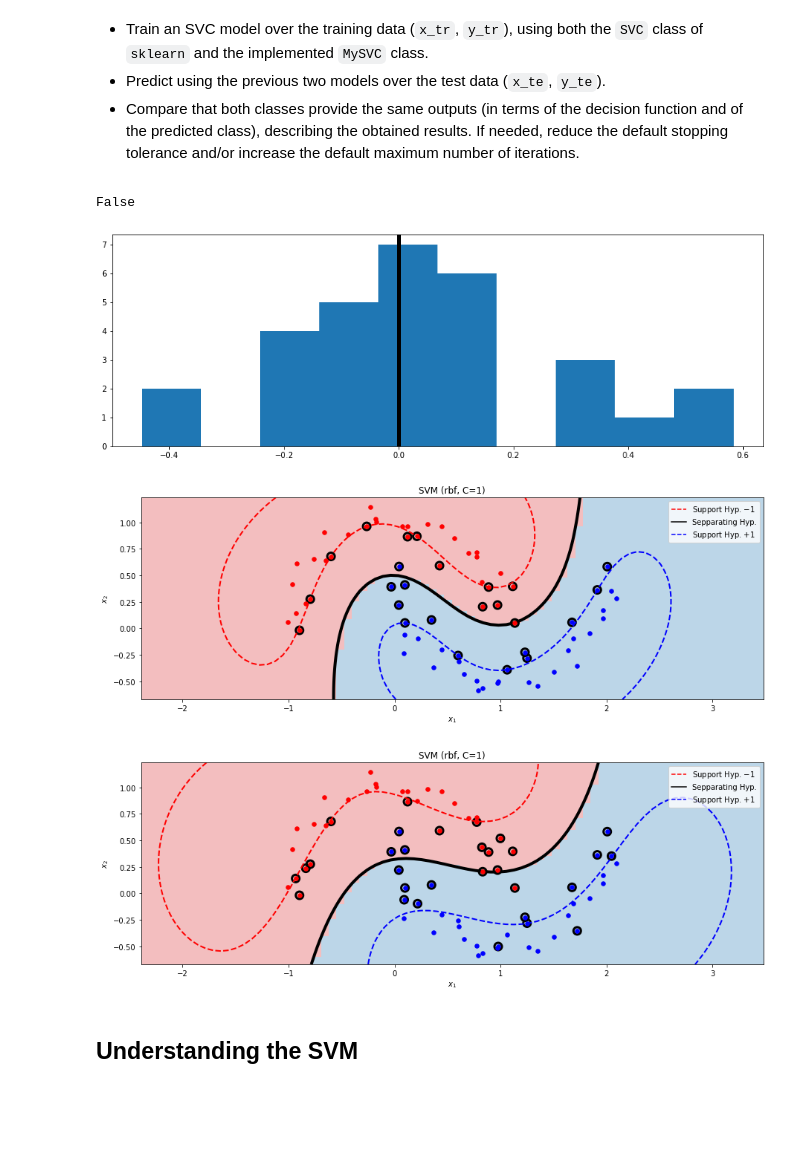
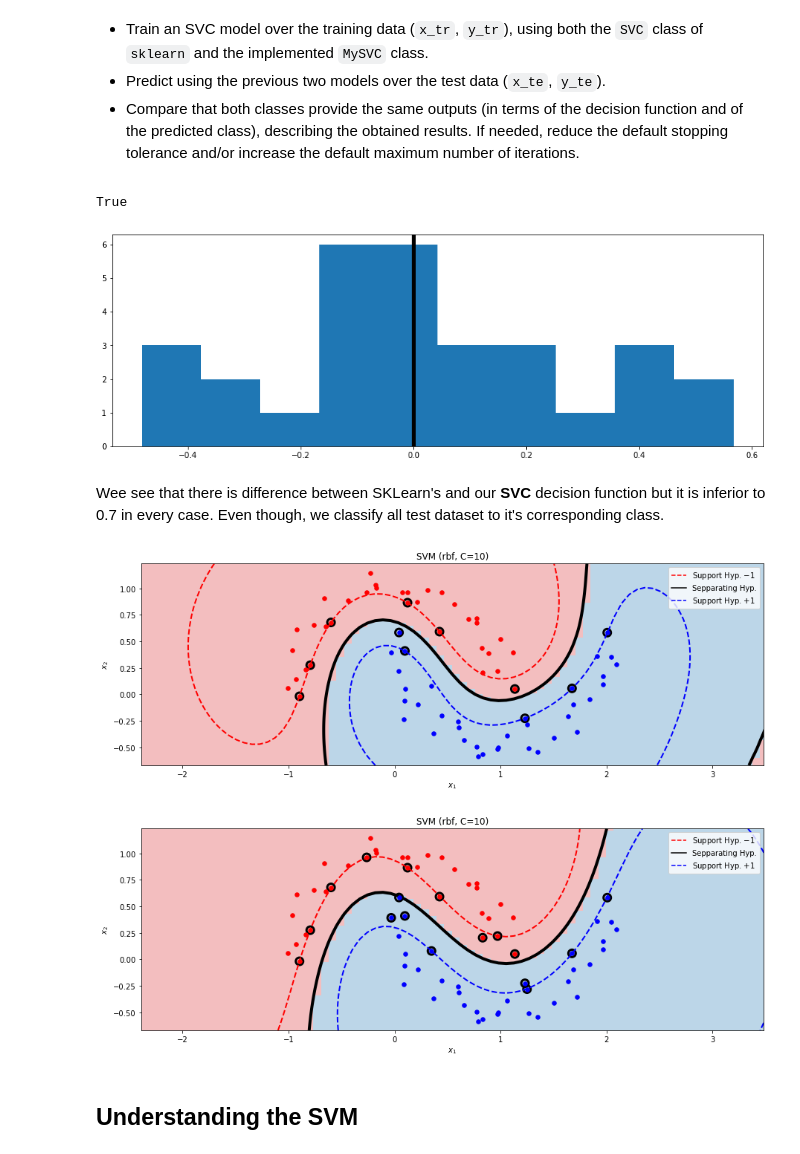
Before and after one commit to OscarGB/MUCD-MAAA, a Jupyter notebook: Practica 1/SMO.ipynb, the cells around one changed output. Saved outputs shown, nothing was run; the diff lists cells and outputs as text; code cells hidden in the pictures; blank space fills up the shorter version.

```diff
--- a/Practica 1/SMO.ipynb
+++ b/Practica 1/SMO.ipynb
@@ -189,7 +196,7 @@ class MySVC():
     """
         SVC with a simplified version of SMO.
     """
-    def __init__(self, C=1.0, gamma='scale', tol=0, max_iter=100):
+    def __init__(self, C=1.0, gamma='scale', tol=0, max_iter=200):
         # Assignment of the hyper-parameters (complete).
         self.C = C
         self.gamma = gamma
@@ -217,7 +224,6 @@ class MySVC():
         # Other initializations (complete).
         # ...
         it = 0
-        flag = 0
 
         # Loop over the iterations.
         #for it in range(self.max_iter):
@@ -246,11 +252,11 @@ class MySVC():
 
         # Storage of the obtained parameters and computation of the intercept (complete).
         # ...
-        self.support_ = np.where((self.a > 0) & (self.a <= self.C))
+        self.support_ = np.where((self.a > 1e-5) & (self.a <= self.C))
         self.support_vectors_ = self.X[self.support_]
         self.n_support_ = len(self.support_)
 
-        self.intercept_ = self.b_star(self.support_)
+        self.intercept_ = self.b_star(np.where((self.a > 1e-5) & (self.a < self.C)))
         return self
 
     def decision_function(self, X):
@@ -326,37 +332,39 @@ plt.title('Test'); plt.show()
 
 </div>
 # %%
-C = 1e0
+C = 1e1
 gamma = 'scale'
 
 model_my = MySVC(C=C, gamma=gamma)
 model_sk = SVC(C=C, gamma=gamma)
 
 # Training of the models (complete).
 # ...
 model_my.fit(x_tr, y_tr)
 model_sk.fit(x_tr, y_tr)
 
 # Comparative of the predicted scores (complete).
 # ...
 h = model_my.decision_function(x_te) - model_sk.decision_function(x_te)
 plt.hist(h)
 plt.axvline(x=0, color='black', linewidth=5)
 
 # Comparative of the predicted classes (complete).
 # ...
 (model_my.predict(x_te) == model_sk.predict(x_te)).all()
 # %% [output]
-False
+True
-[figure, old version]
+[figure, new version]
+# %% [markdown]
+Wee see that there is difference between SKLearn's and our **SVC** decision function but it is inferior to 0.7 in every case. Even though, we classify all test dataset to it's corresponding class.
 # %%
 plot_svc(x_tr, y_tr, model_sk)
 # %% [output]
-[figure, old version]
+[figure, new version]
 # %%
 plot_svc(x_tr, y_tr, model_my)
 # %% [output]
-[figure, old version]
+[figure, new version]
 # %% [markdown]
 ## Understanding the SVM
 # %% [markdown]
```
Also changed, not shown: parts of 11 cells of this notebook.
